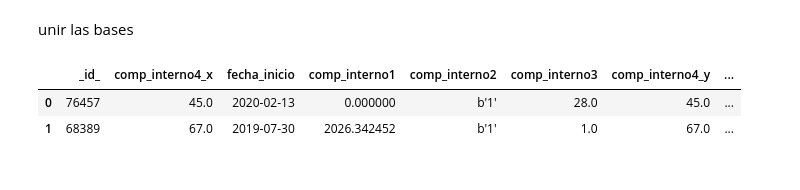
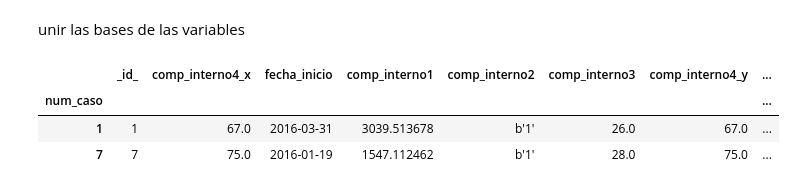
Before and after one commit to aldairconde/Seminario-E1, a Jupyter notebook: Tarea 1 SE.ipynb, the cells around one changed output. Cells and saved outputs as stored; diff of their text form; code cells hidden in the pictures.

```diff
--- a/Tarea 1 SE.ipynb
+++ b/Tarea 1 SE.ipynb
@@ -44,10 +26,15 @@ print(b_inicio.head(2),'\n',b_int.head(2),'\n',b_ext.head(2),'\n',b_pt1.head(2),
-# %% [markdown]
-unir las bases
+# %% [markdown]
+unir las bases de las variables
 # %%
 merge_t = b_inicio.merge( b_int, on="_id_").merge(b_ext, on='_id_').merge(b_pt1, on='_id_').merge(b_inv,on='_id2_')
+merge_t['num_caso']=merge_t['_id_']
+merge_t=merge_t.set_index('num_caso')
+#merge_t=merge_t.dropna()
+merge_t=merge_t.sort_values(by=['_id_'])
 
 merge_t.head(2)
 # %% [output]
 |  | _id_ | comp_interno4_x | fecha_inicio | comp_interno1 | comp_interno2 | comp_interno3 | comp_interno4_y | ... |
-| 0 | 76457 | 45.0 | 2020-02-13 | 0.000000 | b'1' | 28.0 | 45.0 | ... |
-| 1 | 68389 | 67.0 | 2019-07-30 | 2026.342452 | b'1' | 1.0 | 67.0 | ... |
+| num_caso |  |  |  |  |  |  |  | ... |
+| 1 | 1 | 67.0 | 2016-03-31 | 3039.513678 | b'1' | 26.0 | 67.0 | ... |
+| 7 | 7 | 75.0 | 2016-01-19 | 1547.112462 | b'1' | 28.0 | 75.0 | ... |
```
Also changed, not shown: parts of 12 cells of this notebook.
